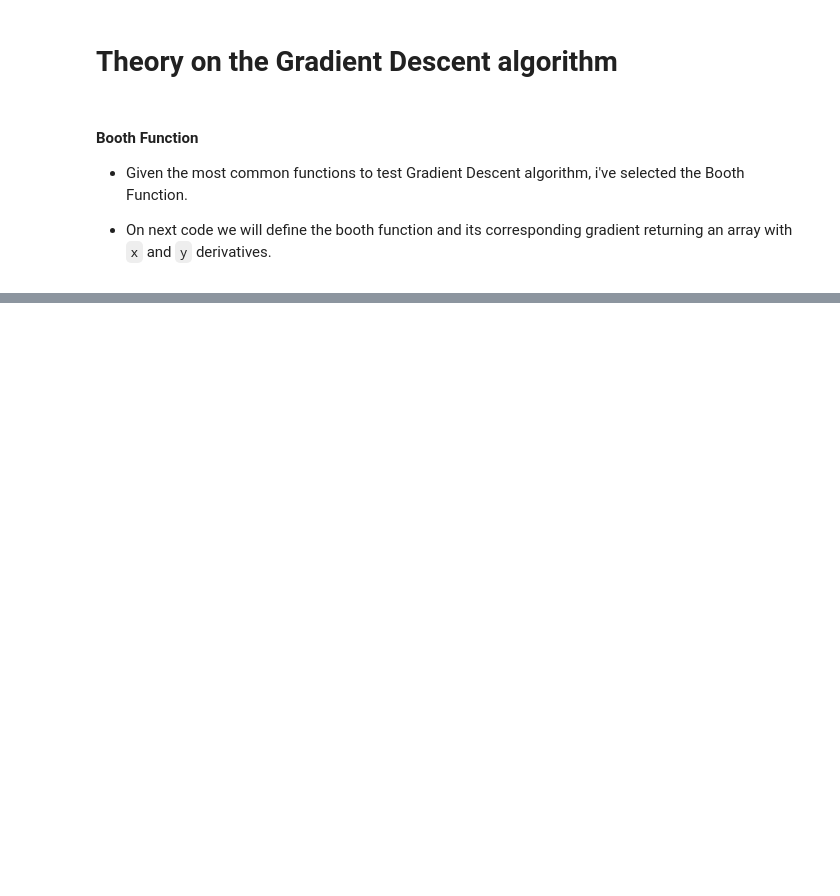
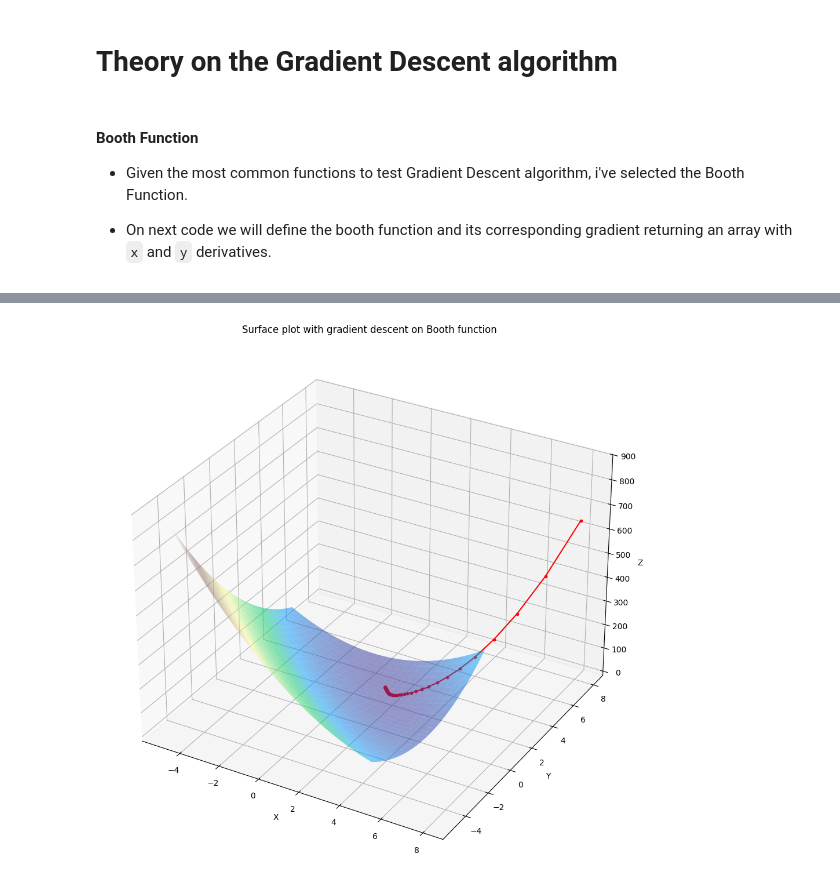
Before and after one commit to AlexisMrey/Assignment0_IndustryTopics, a Jupyter notebook: booth-function_Assignment0.ipynb, the cells around one changed output, grey strips where cells are left out. Saved outputs shown, nothing was run; the diff lists cells and outputs as text; code cells hidden in the pictures; blank space fills up the shorter version.

```diff
--- a/booth-function_Assignment0.ipynb
+++ b/booth-function_Assignment0.ipynb
@@ -67,0 +83,23 @@ print(f"Minimun point: {path[-1]}")
+# %%
+# Plot the function and the trajectory trace (3D)
+X = np.linspace(-5, 5, 30)
+Y = np.linspace(-5, 5, 30)
+X, Y = np.meshgrid(X, Y)
+Z = booth_function(X, Y)
+
+fig = plt.figure(figsize=(12, 12))
+ax = fig.add_subplot(111, projection='3d')
+ax.plot_surface(X, Y, Z, cmap='terrain', alpha=0.5)
+
+# Dibuja la pendiente
+ax.plot(path[:, 0], path[:, 1], booth_function(path[:, 0], path[:, 1]), color='r', marker='o', markersize=3)
+
+# ax.scatter(,0,200, c='r', marker='o')
+
+ax.set_xlabel('X')
+ax.set_ylabel('Y')
+ax.set_zlabel('Z')
+plt.title('Surface plot with gradient descent on Booth function')
+plt.show()
+# %% [output]
+[figure, added]
```
Also changed, not shown: parts of 3 cells of this notebook.
